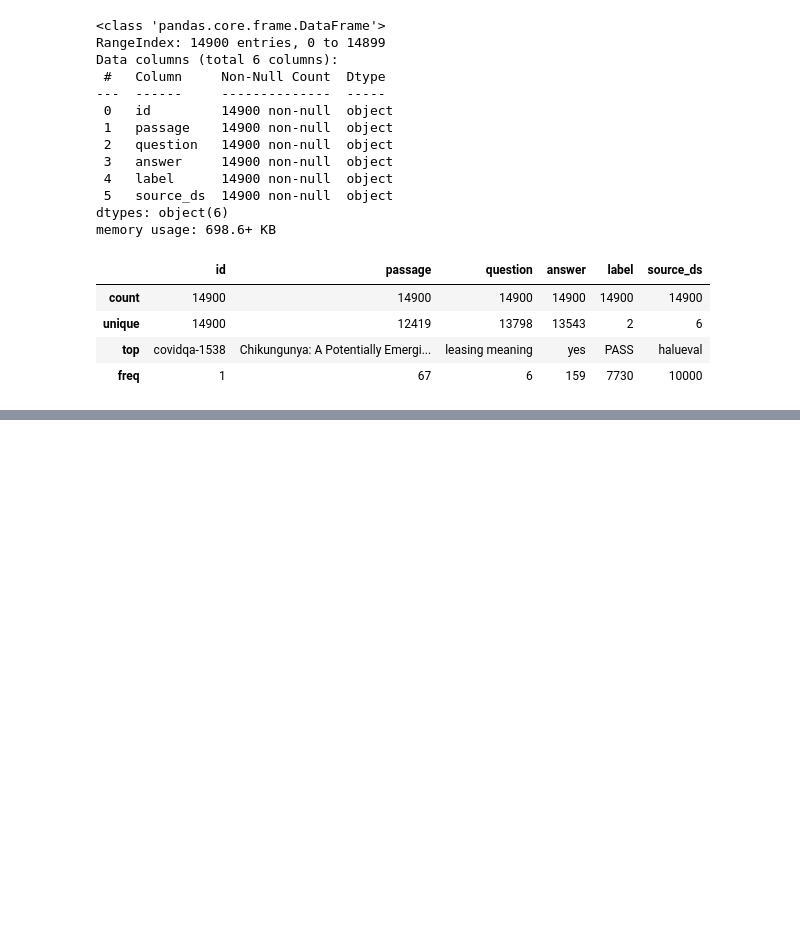
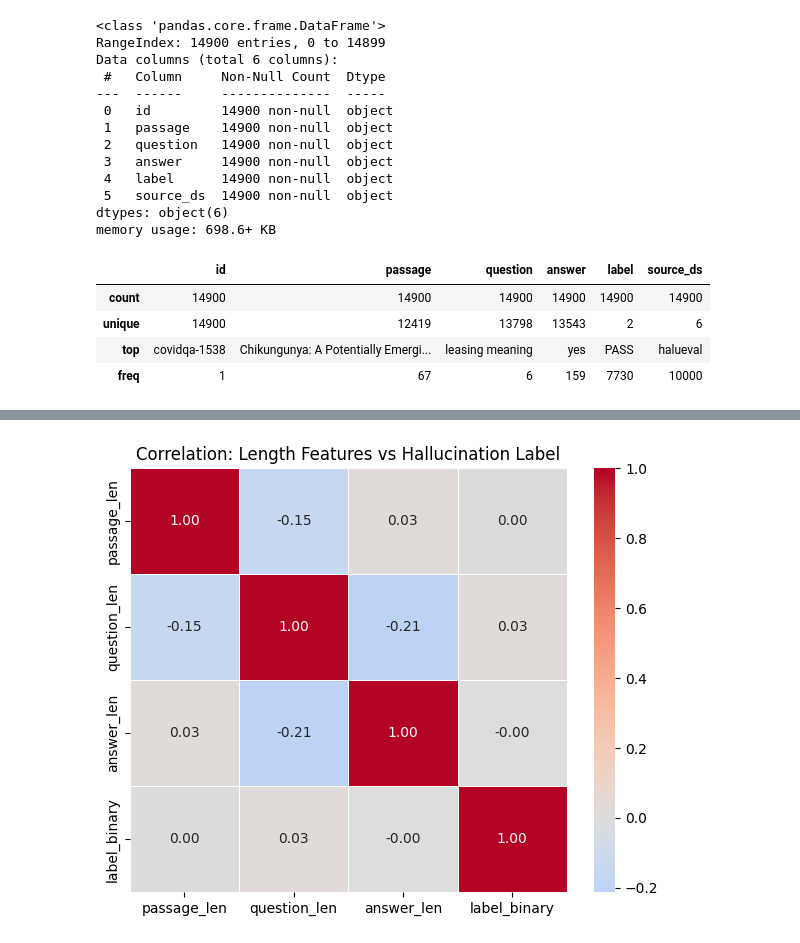
Before and after one commit to lexinejazly-asuncion/Hallucination_Detection, a Jupyter notebook: Hallucination_Detection.ipynb, the cells around one changed output, grey strips where cells are left out. Saved outputs shown, nothing was run; the diff lists cells and outputs as text; code cells hidden in the pictures; blank space fills up the shorter version.

```diff
--- a/Hallucination_Detection.ipynb
+++ b/Hallucination_Detection.ipynb
@@ -39,0 +176,12 @@ hall_dec_pd.describe()
+# %%
+# ── 7. CORRELATION HEATMAP ──────────────────────────────────
+hall_dec_pd["label_binary"] = (hall_dec_pd["label"] == "FAIL").astype(int)
+corr = hall_dec_pd[["passage_len", "question_len", "answer_len", "label_binary"]].corr()
+
+fig, ax = plt.subplots(figsize=(6, 5))
+sns.heatmap(corr, annot=True, fmt=".2f", cmap="coolwarm", center=0, linewidths=0.5, ax=ax)
+ax.set_title("Correlation: Length Features vs Hallucination Label")
+plt.tight_layout()
+plt.show()
+# %% [output]
+[figure, added]
```
Also changed, not shown: parts of 7 cells of this notebook.
